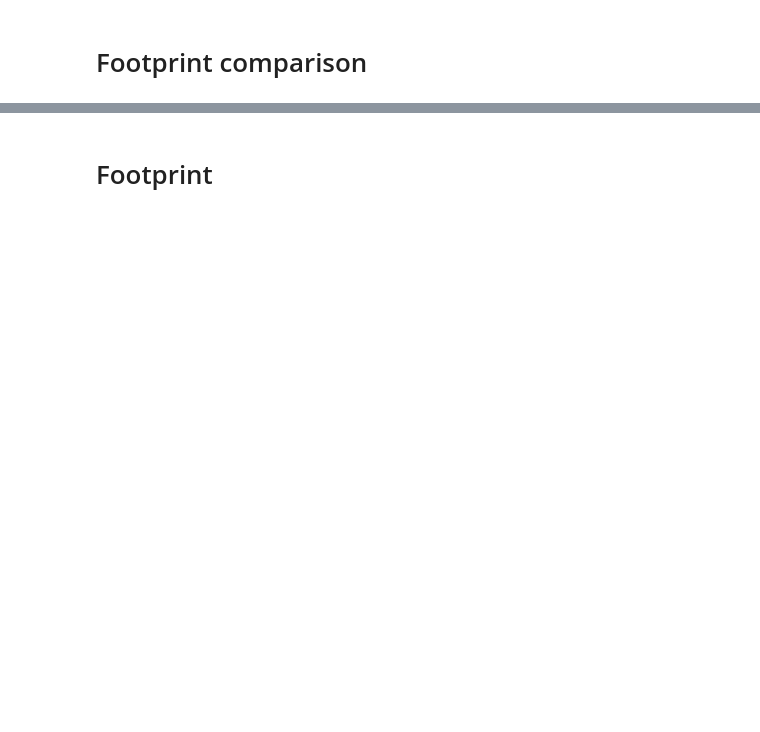
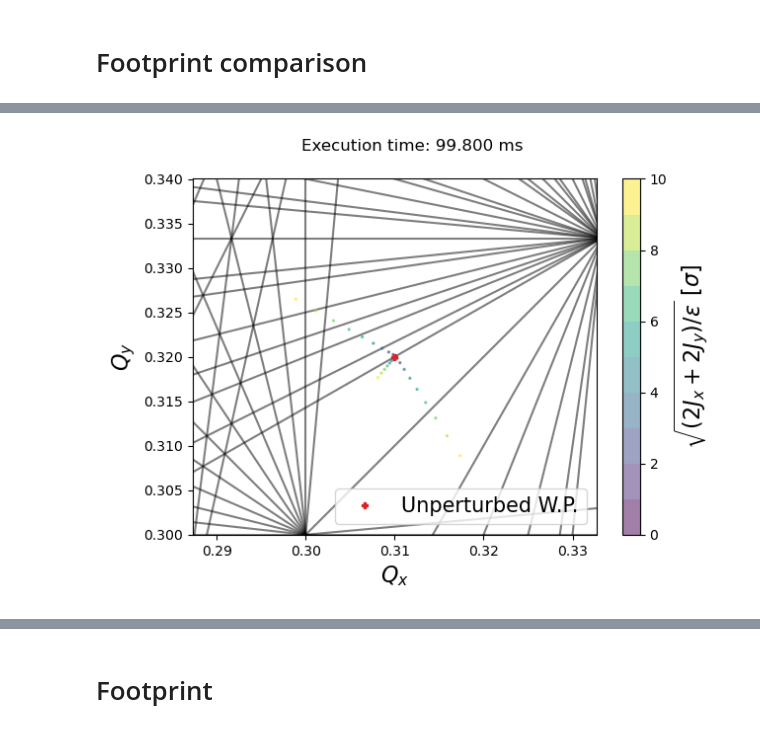
Before and after one commit to pbelange/BBFootprint, a Jupyter notebook: footprint.ipynb, the cells around one changed output, grey strips where cells are left out. Cells and saved outputs as stored; diff of their text form; code cells hidden in the pictures; blank space fills up the shorter version.

```diff
--- a/footprint.ipynb
+++ b/footprint.ipynb
@@ -376,0 +408,91 @@ for _IP in ['ip1','ip5']:
+# %%
+
+def compute_lr_ho_footprint(coord):
+
+    DQx_oct,DQy_oct = np.zeros(len(coord['J_x'])),np.zeros(len(coord['J_x']))
+    DQx_ho ,DQy_ho  = np.zeros(len(coord['J_x'])),np.zeros(len(coord['J_x']))
+
+    with Progress() as progress:
+
+        task1 = progress.add_task("[red]Both IPs...", total=2)
+        task2 = progress.add_task("[green]Each BBLR...", total=len(IP1.lr))
+
+        for _IP in [IP1,IP5]:
+
+            # Computing octupolar effect
+            #------------------------------
+            # Iterating over LR only
+            progress.update(task2,completed=0,refresh =True)
+            for index, _bb in _IP.lr.iterrows():
+                _DQx,_DQy = dtune.BBLR_octupole(  coord['J_x'],
+                                                  coord['J_y'],
+                                                  betx = _bb['betx'],
+                                                  bety = _bb['bety'],
+                                                  k1   = _bb['k1'],
+                                                  k3   = _bb['k3'])
+
+                DQx_oct += _DQx
+                DQy_oct += _DQy
+
+                progress.update(task2, advance=1)
+
+
+            # Computing Head-on component (ex: bb_ho.c1b1_00):
+            main_ho = _IP.ho.loc[f'bb_ho.c{_IP.name[-1]}b1_00']
+            #------------------------------
+            _DQx,_DQy =  dtune.HeadOn_round(coord['J_x'],coord['J_y'],_IP.b2.emittx,_IP.b2.xi)
+            DQx_ho += 0*_DQx
+            DQy_ho += 0*_DQy
+
+            progress.update(task1, advance=1,refresh=True)
+
+
+    return (DQx_oct,DQy_oct),(DQx_ho,DQy_ho)
+
+
+# COMPUTING
+#=========================
+s_time = time.time()
+(DQx_oct,DQy_oct),(DQx_ho,DQy_ho) = compute_lr_ho_footprint(coordinates)
+e_time = time.time()
+
+# Computing for contour as well
+#(c_DQx_oct,c_DQy_oct),(c_DQx_ho,c_DQy_ho) = compute_lr_ho_footprint(ctour)
+
+
+# PLOTTING
+#================================================================
+Qx_0,Qy_0 = 0.31,0.32
+plt.figure()
+plt.suptitle(f'Execution time: {(e_time-s_time)/1e-3:.3f} ms')
+BP.plotWorkingDiagram(order = 12,QxRange=np.array([0.25,0.35]),QyRange=np.array([0.25,0.35]),zorder=-1000)
+
+#plt.plot(Qx_0 + c_DQx_ho + c_DQx_oct,Qy_0 + c_DQy_ho + c_DQy_oct,alpha=0.5,color='red',label='Contour')
+plt.scatter(Qx_0 + DQx_ho + DQx_oct,Qy_0 + DQy_ho + DQy_oct,s=2,
+            c=coordinates['r_n'],alpha=0.5,norm = BoundaryNorm(boundaries=np.linspace(0,10,11), ncolors=256))
+
+#plt.scatter(Qx_0 +t_DQx_ho + t_DQx_oct,Qy_0 + t_DQy_ho + t_DQy_oct,s=2,
+#            c=coordinates['r_n'],alpha=0.5,norm = BoundaryNorm(boundaries=np.linspace(0,10,11), ncolors=256))
+
+plt.plot([Qx_0],[Qy_0],'P',markersize=5,color='C3',label='Unperturbed W.P.')
+
+
+plt.axis('equal')
+
+window = 0.02
+color = 'viridis'
+plt.xlim([0.31-window,0.31+window])
+plt.ylim([0.32-window,0.32+window])
+
+cbar = plt.colorbar()
+plt.set_cmap(color)
+cbar.ax.set_ylim([0,np.max(coordinates['r_n'])])
+
+plt.legend(fontsize=15)
+
+plt.xlabel(r'$Q_x$',fontsize=16)
+plt.ylabel(r'$Q_y$',fontsize=16)
+cbar.ax.set_ylabel(r'$\sqrt{(2J_x + 2J_y)/\varepsilon}$ [$\sigma$]',fontsize=16)
+
+plt.tight_layout()
+# %% [output]
@@ -376,0 +502 @@ for _IP in ['ip1','ip5']:
+[figure, added]
```
Also changed, not shown: parts of 75 cells of this notebook, 17 other files.
